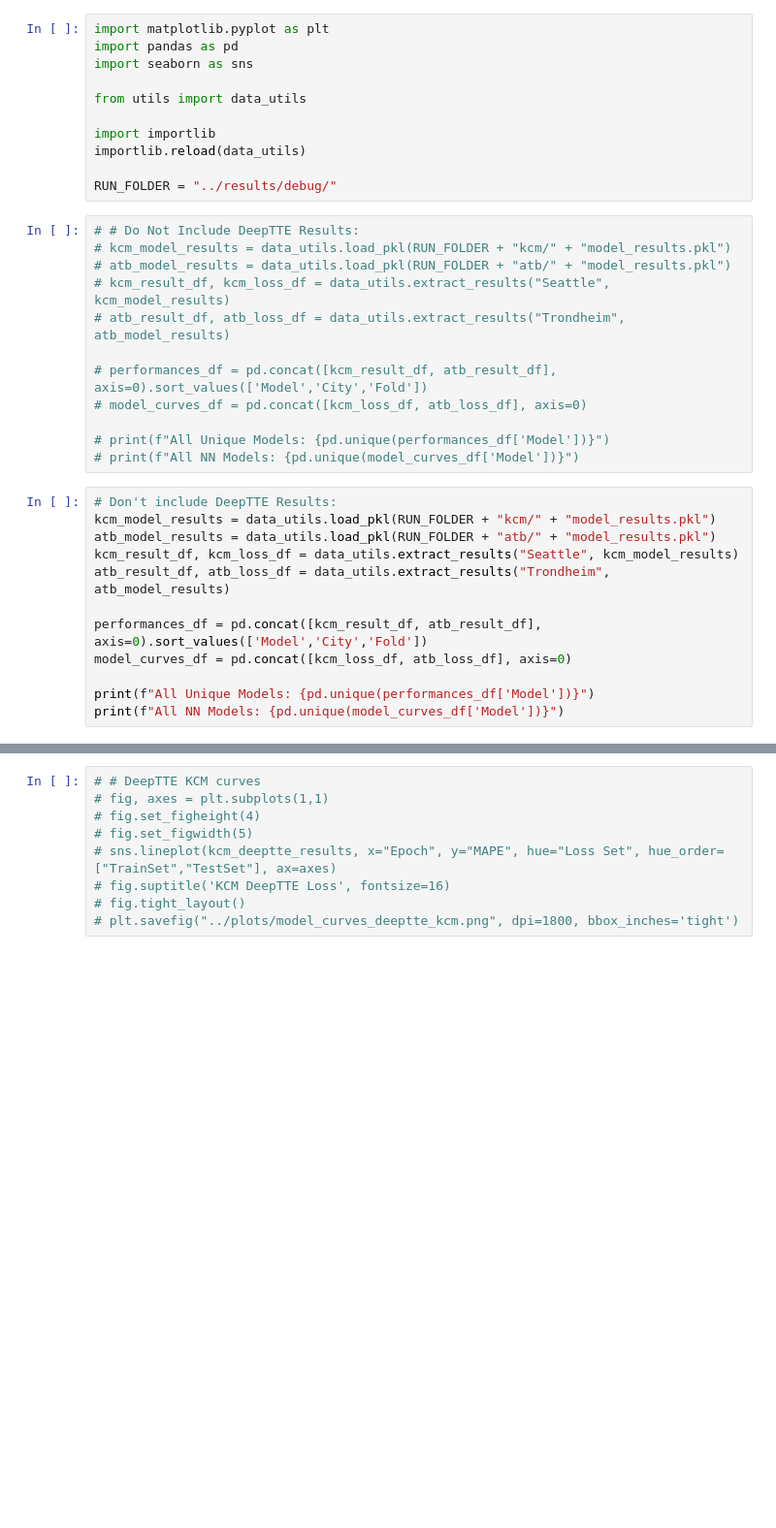
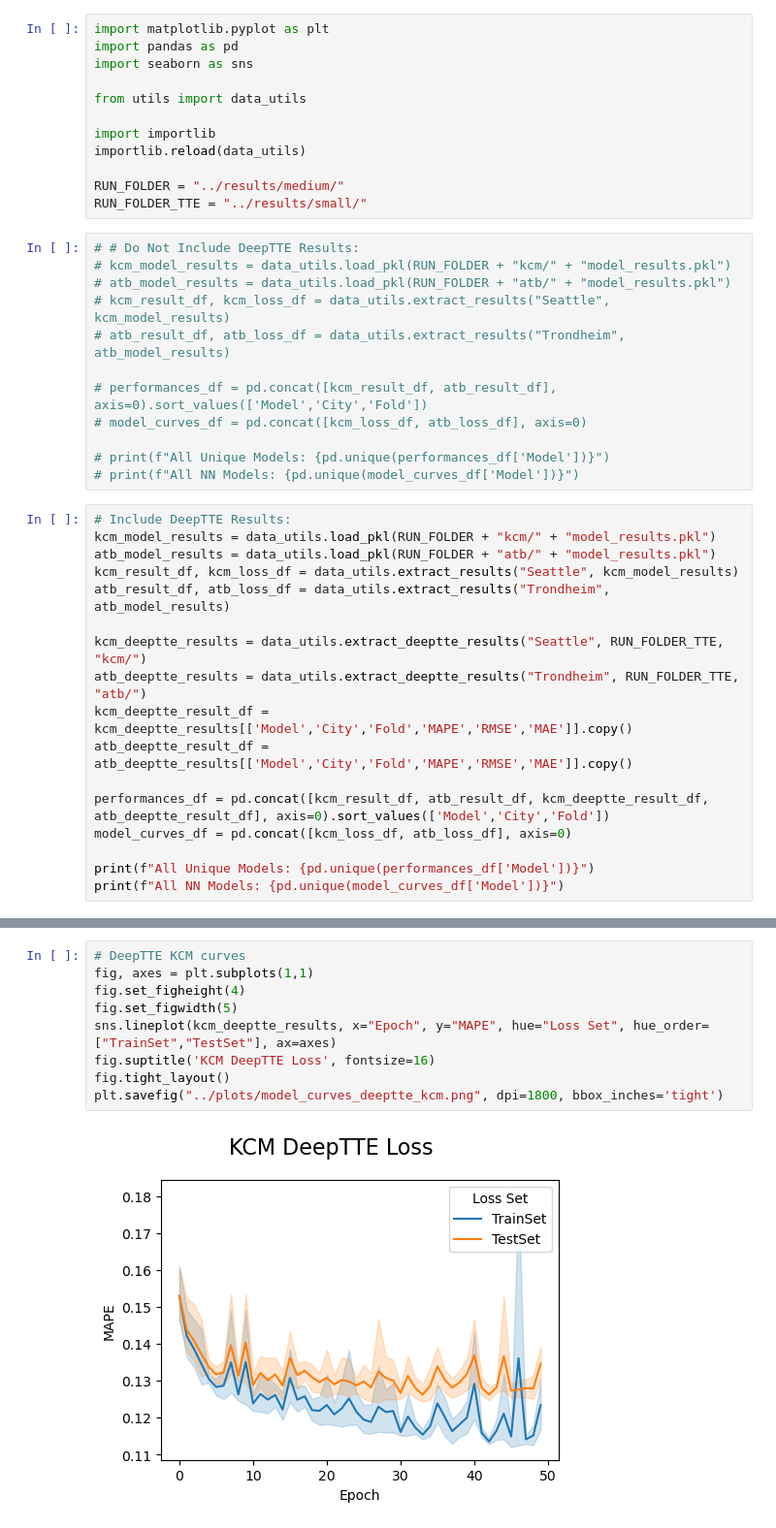
Before and after one commit to zackAemmer/generalizable_travel_times, a Jupyter notebook: src/explore_results.ipynb, the cells around one changed output, grey strips where cells are left out. Shown at 97% size. Saved outputs shown, nothing was run; the diff lists cells and outputs as text; blank space fills up the shorter version.

Commit message:
Small bugs deeptte generalize

```diff
--- a/src/explore_results.ipynb
+++ b/src/explore_results.ipynb
@@ -8,7 +8,8 @@ from utils import data_utils
 import importlib
 importlib.reload(data_utils)
 
-RUN_FOLDER = "../results/debug/"
+RUN_FOLDER = "../results/medium/"
+RUN_FOLDER_TTE = "../results/small/"
 # %%
 # # Do Not Include DeepTTE Results:
 # kcm_model_results = data_utils.load_pkl(RUN_FOLDER + "kcm/" + "model_results.pkl")
@@ -22,13 +23,18 @@ RUN_FOLDER = "../results/debug/"
 # print(f"All Unique Models: {pd.unique(performances_df['Model'])}")
 # print(f"All NN Models: {pd.unique(model_curves_df['Model'])}")
 # %%
-# Don't include DeepTTE Results:
+# Include DeepTTE Results:
 kcm_model_results = data_utils.load_pkl(RUN_FOLDER + "kcm/" + "model_results.pkl")
 atb_model_results = data_utils.load_pkl(RUN_FOLDER + "atb/" + "model_results.pkl")
 kcm_result_df, kcm_loss_df = data_utils.extract_results("Seattle", kcm_model_results)
 atb_result_df, atb_loss_df = data_utils.extract_results("Trondheim", atb_model_results)
 
-performances_df = pd.concat([kcm_result_df, atb_result_df], axis=0).sort_values(['Model','City','Fold'])
+kcm_deeptte_results = data_utils.extract_deeptte_results("Seattle", RUN_FOLDER_TTE, "kcm/")
+atb_deeptte_results = data_utils.extract_deeptte_results("Trondheim", RUN_FOLDER_TTE, "atb/")
+kcm_deeptte_result_df = kcm_deeptte_results[['Model','City','Fold','MAPE','RMSE','MAE']].copy()
+atb_deeptte_result_df = atb_deeptte_results[['Model','City','Fold','MAPE','RMSE','MAE']].copy()
+
+performances_df = pd.concat([kcm_result_df, atb_result_df, kcm_deeptte_result_df, atb_deeptte_result_df], axis=0).sort_values(['Model','City','Fold'])
 model_curves_df = pd.concat([kcm_loss_df, atb_loss_df], axis=0)
 
 print(f"All Unique Models: {pd.unique(performances_df['Model'])}")
@@ -53,10 +46,12 @@ print(f"All NN Models: {pd.unique(model_curves_df['Model'])}")
 # %%
-# # DeepTTE KCM curves
-# fig, axes = plt.subplots(1,1)
-# fig.set_figheight(4)
-# fig.set_figwidth(5)
-# sns.lineplot(kcm_deeptte_results, x="Epoch", y="MAPE", hue="Loss Set", hue_order=["TrainSet","TestSet"], ax=axes)
-# fig.suptitle('KCM DeepTTE Loss', fontsize=16)
-# fig.tight_layout()
-# plt.savefig("../plots/model_curves_deeptte_kcm.png", dpi=1800, bbox_inches='tight')
+# DeepTTE KCM curves
+fig, axes = plt.subplots(1,1)
+fig.set_figheight(4)
+fig.set_figwidth(5)
+sns.lineplot(kcm_deeptte_results, x="Epoch", y="MAPE", hue="Loss Set", hue_order=["TrainSet","TestSet"], ax=axes)
+fig.suptitle('KCM DeepTTE Loss', fontsize=16)
+fig.tight_layout()
+plt.savefig("../plots/model_curves_deeptte_kcm.png", dpi=1800, bbox_inches='tight')
+# %% [output]
+[figure, added]
 # %%
```
Also changed, not shown: parts of 7 cells of this notebook, 4 other files.
